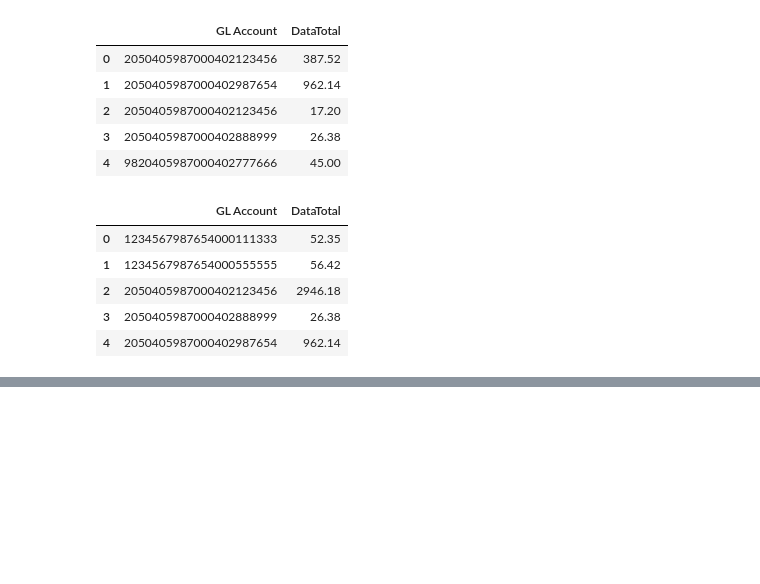
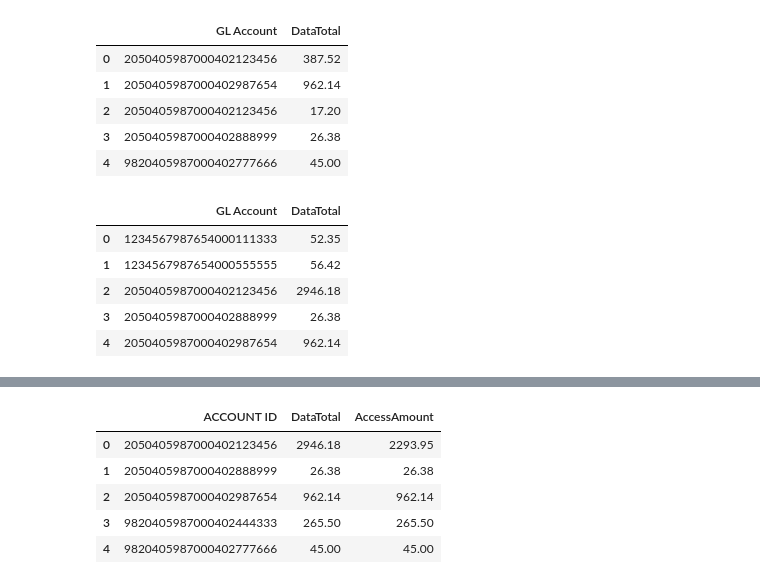
Before and after one commit to ScottySchmidt/accounting-finance-analyst, a Jupyter notebook: AccERP.ipynb, the cells around one changed output, grey strips where cells are left out. Saved outputs shown, nothing was run; the diff lists cells and outputs as text; code cells hidden in the pictures; blank space fills up the shorter version.

```diff
--- a/AccERP.ipynb
+++ b/AccERP.ipynb
@@ -30,0 +76,3 @@ aDF.head()
+# %%
+aDF=aDF.groupby('ACCOUNT ID')['AMOUNT'].sum().reset_index()
+aDF.head()
@@ -104,0 +158,3 @@ for d in df['GL Account']:
+# %%
+df=df.rename(columns={"GL Account": "ACCOUNT ID"})
+df.head()
@@ -105,3 +168,14 @@ for d in df['GL Account']:
+# %%
+finalDF=pd.merge(df, aDF, on='ACCOUNT ID')
+finalDF=finalDF.rename(columns={"AMOUNT":"AccessAmount"})
+finalDF.head()
+# %% [output]
+|  | ACCOUNT ID | DataTotal | AccessAmount |
+| 0 | 2050405987000402123456 | 2946.18 | 2293.95 |
+| 1 | 2050405987000402888999 | 26.38 | 26.38 |
+| 2 | 2050405987000402987654 | 962.14 | 962.14 |
+| 3 | 9820405987000402444333 | 265.50 | 265.50 |
+| 4 | 9820405987000402777666 | 45.00 | 45.00 |
 # %%
 print("Done. Finished in ", round((time.time()-start), 4), " seconds")
 # %% [output]
```
Also changed, not shown: parts of 21 cells of this notebook.
